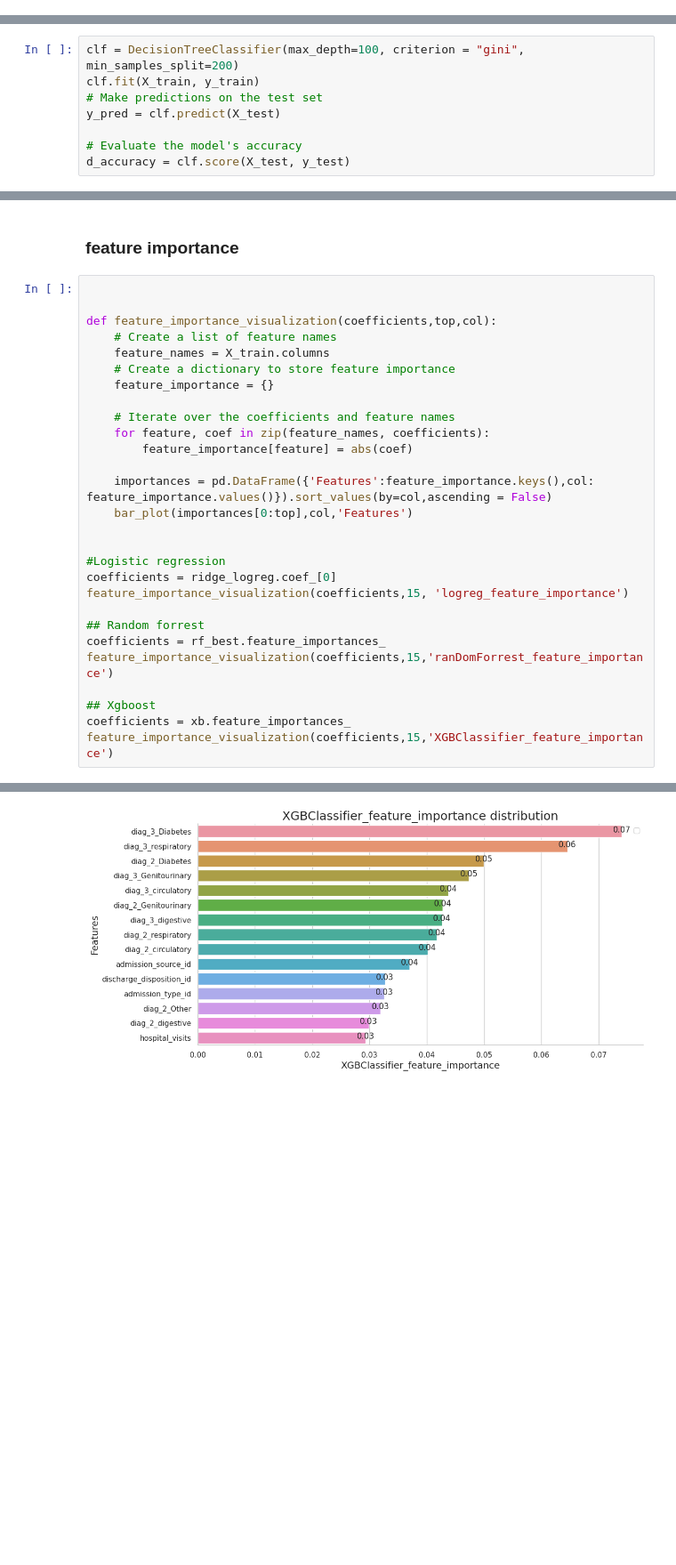
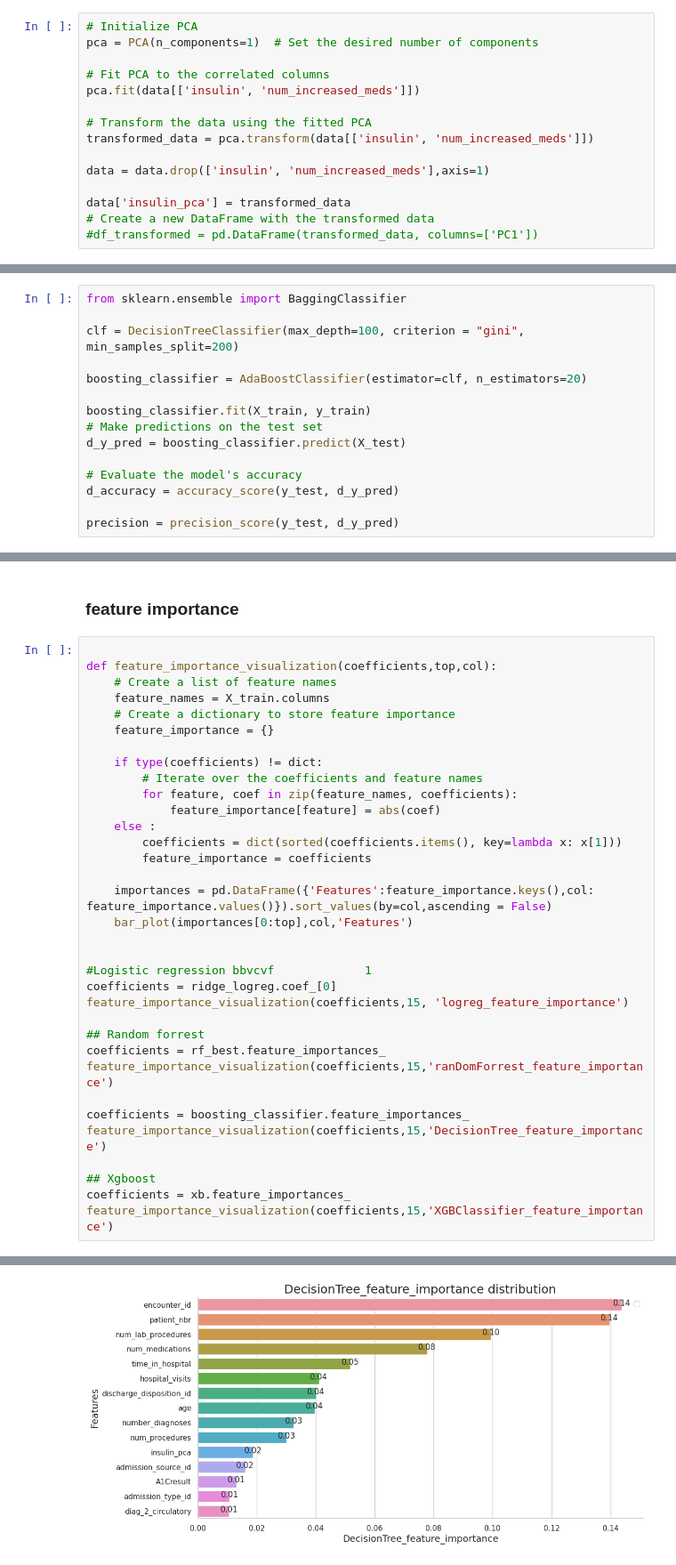
Before and after one commit to AliMO77/DMAKD, a Jupyter notebook: Diabetes.ipynb, the cells around one changed output, grey strips where cells are left out. Shown at 89% size. Saved outputs shown, nothing was run; the diff lists cells and outputs as text; blank space fills up the shorter version.

```diff
--- a/Diabetes.ipynb
+++ b/Diabetes.ipynb
@@ -817,0 +798,15 @@ plt.show()
+# %%
+# Initialize PCA
+pca = PCA(n_components=1)  # Set the desired number of components
+
+# Fit PCA to the correlated columns
+pca.fit(data[['insulin', 'num_increased_meds']])
+
+# Transform the data using the fitted PCA
+transformed_data = pca.transform(data[['insulin', 'num_increased_meds']])
+
+data = data.drop(['insulin', 'num_increased_meds'],axis=1)
+
+data['insulin_pca'] = transformed_data
+# Create a new DataFrame with the transformed data
+#df_transformed = pd.DataFrame(transformed_data, columns=['PC1'])
@@ -842,13 +893,20 @@ Test Set Accuracy: 0.9116680648769575
 # %% [markdown]
 ### Decision Tree
 # %%
+from sklearn.ensemble import BaggingClassifier
+
 clf = DecisionTreeClassifier(max_depth=100, criterion = "gini", min_samples_split=200)
-clf.fit(X_train, y_train)
+
+boosting_classifier = AdaBoostClassifier(estimator=clf, n_estimators=20)
+
+boosting_classifier.fit(X_train, y_train)
 # Make predictions on the test set
-y_pred = clf.predict(X_test)
+d_y_pred = boosting_classifier.predict(X_test)
 
 # Evaluate the model's accuracy
-d_accuracy = clf.score(X_test, y_test)
+d_accuracy = accuracy_score(y_test, d_y_pred)
+
+precision = precision_score(y_test, d_y_pred)
 # %% [markdown]
 ### Randomn Forrest
 # %%
@@ -916,7 +1022,6 @@ bar_plot(results,'Accuracy','Models')
 # %% [markdown]
 ### feature importance
 # %%
-
 
 def feature_importance_visualization(coefficients,top,col):
     # Create a list of feature names
@@ -924,15 +1029,19 @@ def feature_importance_visualization(coefficients,top,col):
     # Create a dictionary to store feature importance
     feature_importance = {}
 
-    # Iterate over the coefficients and feature names
-    for feature, coef in zip(feature_names, coefficients):
-        feature_importance[feature] = abs(coef)
+    if type(coefficients) != dict:
+        # Iterate over the coefficients and feature names
+        for feature, coef in zip(feature_names, coefficients):
+            feature_importance[feature] = abs(coef)
+    else :
+        coefficients = dict(sorted(coefficients.items(), key=lambda x: x[1]))
+        feature_importance = coefficients
 
     importances = pd.DataFrame({'Features':feature_importance.keys(),col: feature_importance.values()}).sort_values(by=col,ascending = False)
     bar_plot(importances[0:top],col,'Features')
 
 
-#Logistic regression
+#Logistic regression bbvcvf             1
 coefficients = ridge_logreg.coef_[0]
 feature_importance_visualization(coefficients,15, 'logreg_feature_importance')
 
@@ -940,6 +1049,9 @@ feature_importance_visualization(coefficients,15, 'logreg_feature_importance')
 coefficients = rf_best.feature_importances_
 feature_importance_visualization(coefficients,15,'ranDomForrest_feature_importance')
 
+coefficients = boosting_classifier.feature_importances_
+feature_importance_visualization(coefficients,15,'DecisionTree_feature_importance')
+
 ## Xgboost
 coefficients = xb.feature_importances_
 feature_importance_visualization(coefficients,15,'XGBClassifier_feature_importance')
@@ -949 +1061 @@ feature_importance_visualization(coefficients,15,'XGBClassifier_feature_importan
-[figure, old version]
+[figure, new version]
```
Also changed, not shown: parts of 21 cells of this notebook, 1 other file.
